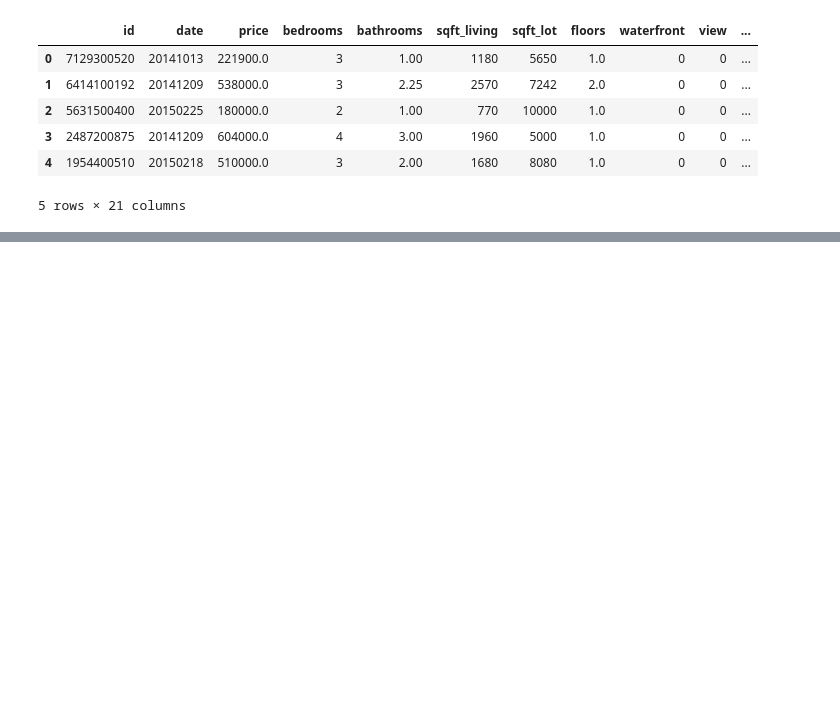
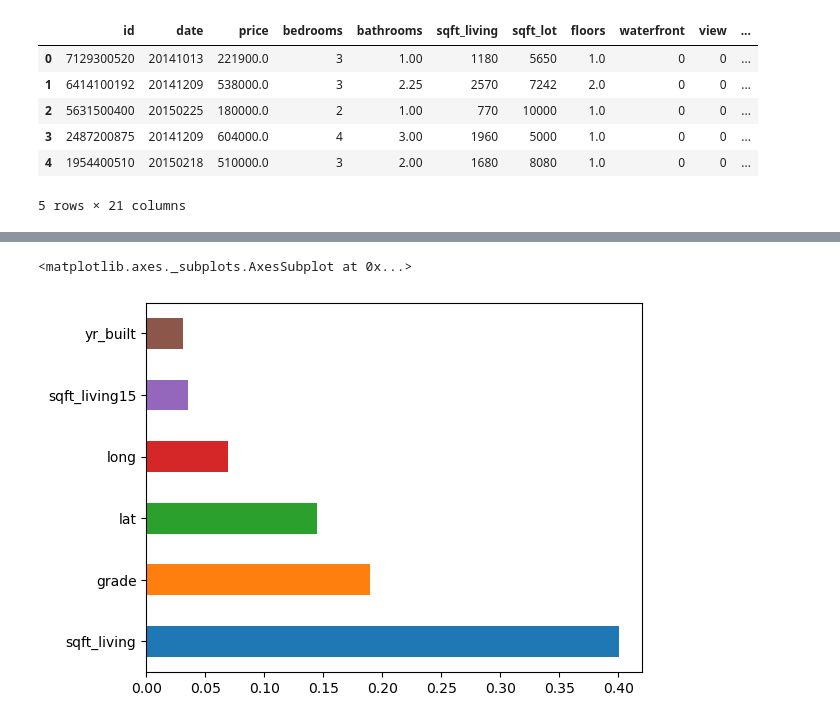
Before and after one commit to orlandoch/coding-dojo, a Jupyter notebook: tareas-week06/tarea_precio_viviendas_condado_king.ipynb, the cells around one changed output, grey strips where cells are left out. Cells and saved outputs as stored; diff of their text form; code cells hidden in the pictures; blank space fills up the shorter version.

```diff
--- a/tareas-week06/tarea_precio_viviendas_condado_king.ipynb
+++ b/tareas-week06/tarea_precio_viviendas_condado_king.ipynb
@@ -46,0 +100,6 @@ reg.score(X,y)
+# %%
+X = df[predLabels]
+y = df[targetLabel]
+
+# Dividir aleatoriamente el conjunto de datos en entrenamiento y pruebas.
+X_train, X_test, y_train, y_test = train_test_split(X,y, test_size = 0.8, random_state = 989837)
@@ -46,0 +108,4 @@ reg.score(X,y)
+# %%
+# Inicializar "Bagging regresor" si base_estimator=None, entonces se utilizará DecisionTreeRegressor.
+regBt = BaggingRegressor(base_estimator=None, random_state=989837, max_samples=1.0)
+regBt.fit(X_train, y_train)
@@ -46,0 +122,4 @@ reg.score(X,y)
+# %%
+# Inicializar el modelo Random forest y establecer parámetros básicos
+reg = RandomForestRegressor(n_jobs=100, oob_score=True, n_estimators=100, max_features=None, random_state=989837)
+reg.get_params() # Mostrar todos los valores de los parámetros
@@ -46,0 +145,3 @@ reg.score(X,y)
+# %%
+# Entrenar el modelo con el conjunto de datos de entrenamiento
+reg.fit(X_train,y_train);
@@ -46,0 +177,7 @@ reg.score(X,y)
+# %%
+plt.style.use('default')
+feat_importance = pd.Series(reg.feature_importances_, index=predLabels)
+feat_importance.nlargest(6).plot(kind='barh')
+# %% [output]
+<matplotlib.axes._subplots.AxesSubplot at 0x...>
+[figure, added]
```
Also changed, not shown: parts of 23 cells of this notebook.
